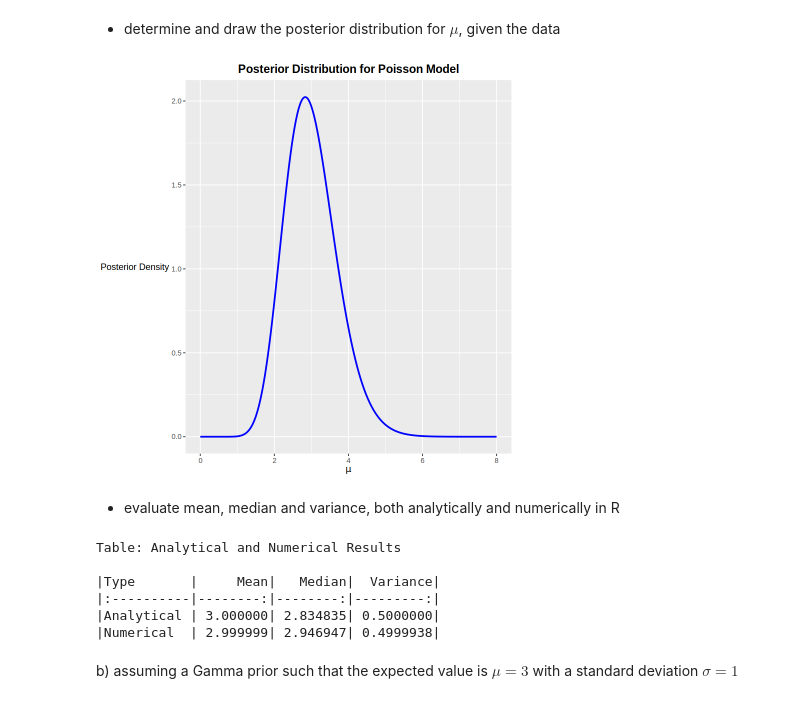
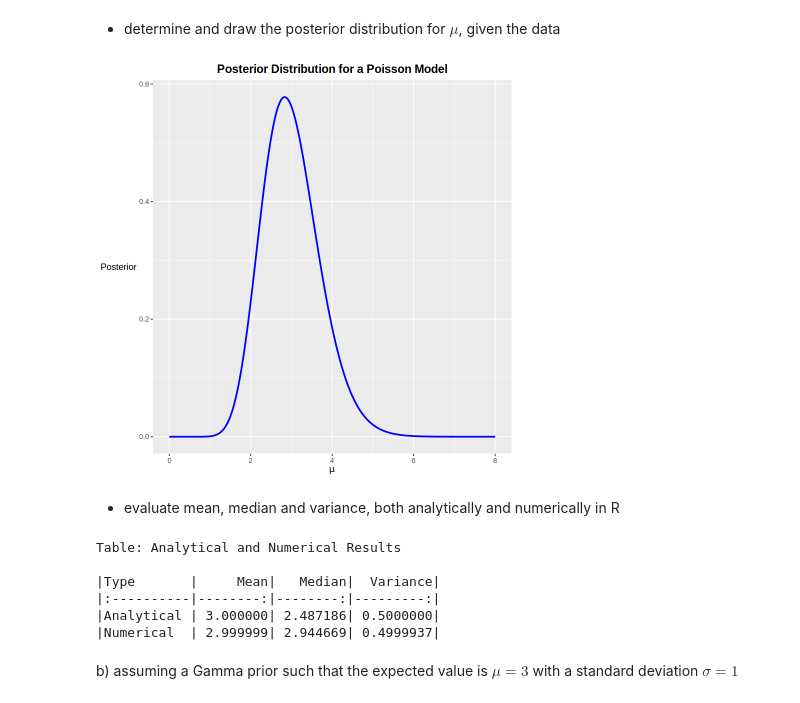
Before and after one commit to Alcadis/ASPA, a Jupyter notebook: Ex3/Untitled.ipynb, the cells around one changed output. Saved outputs shown, nothing was run; the diff lists cells and outputs as text; code cells hidden in the pictures.

```diff
--- a/Ex3/Untitled.ipynb
+++ b/Ex3/Untitled.ipynb
@@ -11,49 +11,47 @@ observed during consecutive time intervals is: 4, 1, 3, 1, 5 and 3.
 a) assuming a positive uniform priori distributiuon for the parameter $\mu$
 # %% [markdown]
 - determine and draw the posterior distribution for $\mu$, given the data
-# %%
-data = c(4,1,3,1,5,3)
-counts = length(data)
-total = sum(data)
-
-post_density = function(mu) {
-    likel = exp((-counts)*mu) * (mu^total)
-    return(likel)
-}
-
-mu = seq(0,8,length.out=1000)
-post_values = sapply(mu, post_density)
-norm_post_values = post_values/sum(post_values)
-post_data = data.frame(mu=mu, post_values=post_values)
-
-ggplot(post_data, aes(x=mu, y=post_values)) +
-    geom_line(color='blue', linewidth=1) +
-    labs(x=expression(mu),
-         y='Posterior Density',
-         title='Posterior Distribution for Poisson Model') +
-    theme(axis.title.y=element_text(angle=0, vjust=0.5),
-            plot.title=element_text(hjust=0.5, size=14, face="bold"))
-# %% [output]
-[figure, removed]
+# %%
+#for a poisson model and a prior uniform distribution, the posterior is a gamma distribution.
+#having this info we can calculate alpha and beta for the gamma distribution.
+
+data = c(4,1,3,1,5,3)
+alpha_a = sum(data) + 1
+beta_a = length(data)
+
+mu = seq(0,8,length=100000)
+post_values = dgamma(x=mu, shape=alpha_a, rate=beta_a)
+post_norm_values = post_values / sum(post_values)
+post_data = data.frame(mu=mu, post_values=post_values)
+
+ggplot(post_data, aes(x=mu, y=post_values)) +
+    geom_line(color="blue", linewidth=1) +
+    labs(x=expression(mu),
+         y="Posterior",
+         title="Posterior Distribution for a Poisson Model") +
+    theme(axis.title.y=element_text(angle=0, vjust=0.5),
+          plot.title=element_text(hjust=0.5, size=14, face="bold"))
+# %% [output]
+[figure, added]
 # %% [markdown]
 - evaluate mean, median and variance, both analytically and numerically in R
 # %%
-#for a Poisson distribution, the posterior distribution is a Gamma distribution, so i'll use this info to calculate mean and variace
-cdf_values = cumsum(norm_post_values)
+#analitycally i can comput the mean and variance using alpha and beta. i can approximate the median too
+cdf_values = cumsum(post_norm_values)
 
-anal_mean = (total+1)/counts
-anal_median = mu[which.max(norm_post_values)]
-anal_var = (total+1)/(counts^2)
+anal_mean_a = alpha_a / beta_a
+anal_median = alpha_a^(1/3) * (1 - 1/(9*alpha_a) - 0.2/alpha_a)^3
+anal_var_a = alpha_a/(beta_a^2)
 
-num_mean = sum(mu * norm_post_values)
+num_mean = sum(mu * post_norm_values)
 num_median = mu[which(cdf_values >= 0.5)[1]]
-num_var = sum((mu - num_mean)^2 * norm_post_values)
+num_var = sum((mu - num_mean)^2 * post_norm_values)
 
 results_df = data.frame(
   Type = c("Analytical", "Numerical"),
-  Mean = c(anal_mean, num_mean),
+  Mean = c(anal_mean_a, num_mean),
   Median = c(anal_median, num_median),
-  Variance = c(anal_var, num_var)
+  Variance = c(anal_var_a, num_var)
 )
 
 kable(results_df, caption="Analytical and Numerical Results")
@@ -62,8 +60,8 @@ Table: Analytical and Numerical Results
 
 |Type       |     Mean|   Median|  Variance|
 |:----------|--------:|--------:|---------:|
-|Analytical | 3.000000| 2.834835| 0.5000000|
-|Numerical  | 2.999999| 2.946947| 0.4999938|
+|Analytical | 3.000000| 2.487186| 0.5000000|
+|Numerical  | 2.999999| 2.944669| 0.4999937|
 # %% [markdown]
 b) assuming a Gamma prior such that the expected value is $\mu = 3$ with a standard deviation $\sigma = 1$
 # %% [markdown]
```
Also changed, not shown: parts of 5 cells of this notebook.
